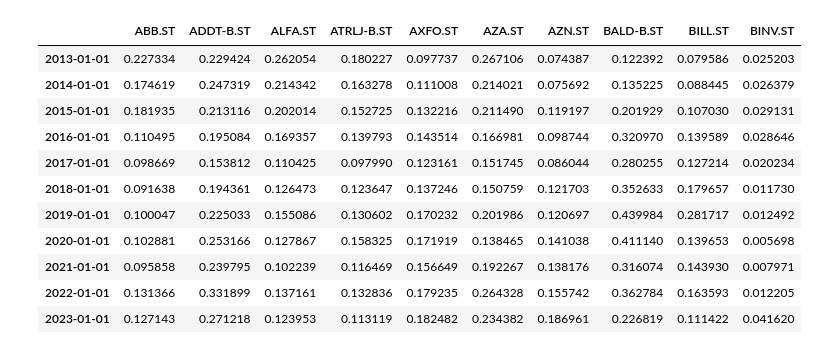
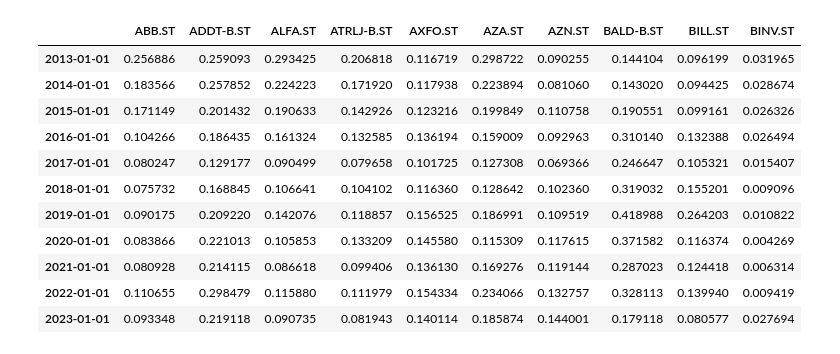
Before and after one commit to NicolaiVArends/BachelorThesis, a Jupyter notebook: optimising_portfolio.ipynb, the cells around one changed output. Saved outputs shown, nothing was run; the diff lists cells and outputs as text; code cells hidden in the pictures.

Commit message:
get correct currency rates

```diff
--- a/optimising_portfolio.ipynb
+++ b/optimising_portfolio.ipynb
@@ -18,4 +18,7 @@ df_esg = df[weighted_cols]
 # create a new DataFrame with the remaining columns
 df_price = (df.drop(weighted_cols, axis=1).set_index('Date'))
 df_price.index = pd.to_datetime(df_price.index)
-df_price.index = df_price.index.strftime('%Y-%m-%d')
+df_price = currency_rates(df_price)
+
+esg = df_esg
+prices = df_price.iloc[:,:10]
@@ -72,43 +73,43 @@ plot_cummulative_portfolio_returns(price)
 # %%
 # set the window size
 window_size = 10
 
 # make different lists to append data in every window
 expected_return = []
 expected_year = []
 
 # setup af loop to iterate through window and make calculations
 for i in range(0, 11):
 
   # define the rolling window
-  rolling_window = price[i*12:i*12+(12*window_size)]
+  rolling_window = prices[i*12:i*12+(12*window_size)]
 
   # calculate the expected return as a dataframe
   window_annual_return = annual_return(rolling_window.iloc[0], rolling_window.iloc[-1], window_size)
 
   # append the results of expected return and the years to list
   expected_return.append(window_annual_return)
 
 # make list of expected return into a dataframe
 for x in range(2013, 2024):
   expected_year.append(dt(x,1,1))
 
 expected_return = pd.DataFrame(expected_return, index=expected_year)
 
 expected_return
 # %% [output]
 |  | ABB.ST | ADDT-B.ST | ALFA.ST | ATRLJ-B.ST | AXFO.ST | AZA.ST | AZN.ST | BALD-B.ST | BILL.ST | BINV.ST |
-| 2013-01-01 | 0.227334 | 0.229424 | 0.262054 | 0.180227 | 0.097737 | 0.267106 | 0.074387 | 0.122392 | 0.079586 | 0.025203 |
-| 2014-01-01 | 0.174619 | 0.247319 | 0.214342 | 0.163278 | 0.111008 | 0.214021 | 0.075692 | 0.135225 | 0.088445 | 0.026379 |
-| 2015-01-01 | 0.181935 | 0.213116 | 0.202014 | 0.152725 | 0.132216 | 0.211490 | 0.119197 | 0.201929 | 0.107030 | 0.029131 |
-| 2016-01-01 | 0.110495 | 0.195084 | 0.169357 | 0.139793 | 0.143514 | 0.166981 | 0.098744 | 0.320970 | 0.139589 | 0.028646 |
-| 2017-01-01 | 0.098669 | 0.153812 | 0.110425 | 0.097990 | 0.123161 | 0.151745 | 0.086044 | 0.280255 | 0.127214 | 0.020234 |
-| 2018-01-01 | 0.091638 | 0.194361 | 0.126473 | 0.123647 | 0.137246 | 0.150759 | 0.121703 | 0.352633 | 0.179657 | 0.011730 |
-| 2019-01-01 | 0.100047 | 0.225033 | 0.155086 | 0.130602 | 0.170232 | 0.201986 | 0.120697 | 0.439984 | 0.281717 | 0.012492 |
-| 2020-01-01 | 0.102881 | 0.253166 | 0.127867 | 0.158325 | 0.171919 | 0.138465 | 0.141038 | 0.411140 | 0.139653 | 0.005698 |
-| 2021-01-01 | 0.095858 | 0.239795 | 0.102239 | 0.116469 | 0.156649 | 0.192267 | 0.138176 | 0.316074 | 0.143930 | 0.007971 |
-| 2022-01-01 | 0.131366 | 0.331899 | 0.137161 | 0.132836 | 0.179235 | 0.264328 | 0.155742 | 0.362784 | 0.163593 | 0.012205 |
-| 2023-01-01 | 0.127143 | 0.271218 | 0.123953 | 0.113119 | 0.182482 | 0.234382 | 0.186961 | 0.226819 | 0.111422 | 0.041620 |
+| 2013-01-01 | 0.256886 | 0.259093 | 0.293425 | 0.206818 | 0.116719 | 0.298722 | 0.090255 | 0.144104 | 0.096199 | 0.031965 |
+| 2014-01-01 | 0.183566 | 0.257852 | 0.224223 | 0.171920 | 0.117938 | 0.223894 | 0.081060 | 0.143020 | 0.094425 | 0.028674 |
+| 2015-01-01 | 0.171149 | 0.201432 | 0.190633 | 0.142926 | 0.123216 | 0.199849 | 0.110758 | 0.190551 | 0.099161 | 0.026326 |
+| 2016-01-01 | 0.104266 | 0.186435 | 0.161324 | 0.132585 | 0.136194 | 0.159009 | 0.092963 | 0.310140 | 0.132388 | 0.026494 |
+| 2017-01-01 | 0.080247 | 0.129177 | 0.090499 | 0.079658 | 0.101725 | 0.127308 | 0.069366 | 0.246647 | 0.105321 | 0.015407 |
+| 2018-01-01 | 0.075732 | 0.168845 | 0.106641 | 0.104102 | 0.116360 | 0.128642 | 0.102360 | 0.319032 | 0.155201 | 0.009096 |
+| 2019-01-01 | 0.090175 | 0.209220 | 0.142076 | 0.118857 | 0.156525 | 0.186991 | 0.109519 | 0.418988 | 0.264203 | 0.010822 |
+| 2020-01-01 | 0.083866 | 0.221013 | 0.105853 | 0.133209 | 0.145580 | 0.115309 | 0.117615 | 0.371582 | 0.116374 | 0.004269 |
+| 2021-01-01 | 0.080928 | 0.214115 | 0.086618 | 0.099406 | 0.136130 | 0.169276 | 0.119144 | 0.287023 | 0.124418 | 0.006314 |
+| 2022-01-01 | 0.110655 | 0.298479 | 0.115880 | 0.111979 | 0.154334 | 0.234066 | 0.132757 | 0.328113 | 0.139940 | 0.009419 |
+| 2023-01-01 | 0.093348 | 0.219118 | 0.090735 | 0.081943 | 0.140114 | 0.185874 | 0.144001 | 0.179118 | 0.080577 | 0.027694 |
 # %%
 def ef1(ret_port, cov_port):
     bounds = Bounds(-2, 5)
```
Also changed, not shown: parts of 4 cells of this notebook.
